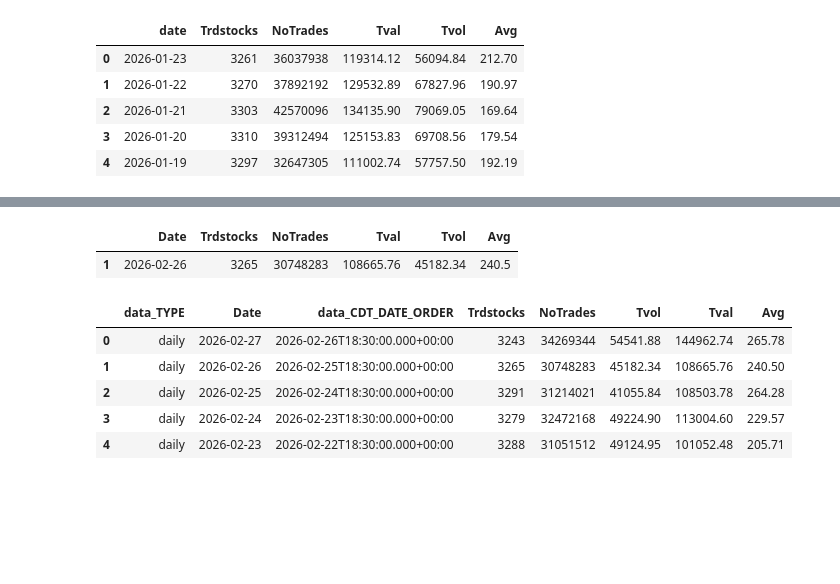
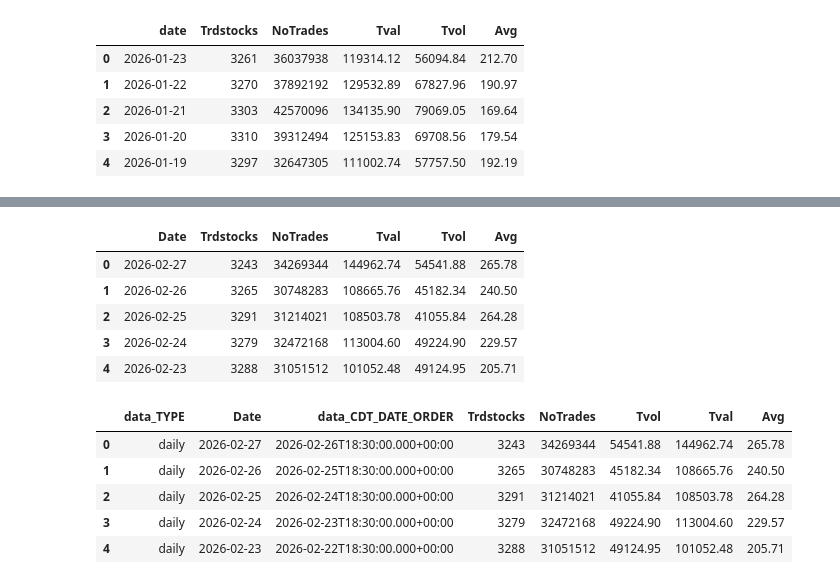
Before and after one commit to shailsun28/stockshortlisting, a Jupyter notebook: Untitled5.ipynb, the cells around one changed output, grey strips where cells are left out. Drawn from its saved outputs; the diff is of its cells as text; code cells hidden in the pictures; blank space fills up the shorter version.

```diff
--- a/Untitled5.ipynb
+++ b/Untitled5.ipynb
@@ -244,9 +244,9 @@ try:
     if not cm_today.empty:
         cm_cols = ['Date', 'Trdstocks', 'NoTrades','Tval', 'Tvol', 'Avg']
         #cm_today['Date'] = cm_today['Date'].dt.strftime('%Y-%m-%d')
-        cm_today = cm_today[cm_cols]
+        cm_df = cm_df[cm_cols].copy()
         #cm_today[cm_cols].to_sql('cm_growth', conn, if_exists='append', index=False)
-        #cm_today[cm_cols].to_sql('cm_growth', conn, if_exists='append', index=False)
+        #cm_df.to_sql('cm_growth', conn, if_exists='replace', index=False)
         print("✓ CM row added.")
 
     # Save FnO Today
@@ -256,8 +256,8 @@ try:
                     'idxOpval', 'idxOppremval', 'idxOpPCR', 'eqOpvol', 'eqOpval',
                     'eqOppremval', 'eqOpPCR', 'fnoTvol', 'fnoTval', 'TpremVal', 'fnoPCR']
         #fno_today['Date'] = fno_today['Date'].dt.strftime('%Y-%m-%d')
-        fno_today = fno_today[fno_cols]
-        #fno_today[fno_cols].to_sql('fno_growth', conn, if_exists='replace', index=False)
+        fno_df = fno_df[fno_cols].copy()
+        #fno_df.to_sql('fno_growth', conn, if_exists='replace', index=False)
         print("✓ FnO row added.")
 
     conn.close()
@@ -280,8 +280,12 @@ Task Completed: 2026-02-27 17:08:29.375993
 # %%
-cm_today.head()
+cm_df.head()
 # %% [output]
 |  | Date | Trdstocks | NoTrades | Tval | Tvol | Avg |
-| 1 | 2026-02-26 | 3265 | 30748283 | 108665.76 | 45182.34 | 240.5 |
+| 0 | 2026-02-27 | 3243 | 34269344 | 144962.74 | 54541.88 | 265.78 |
+| 1 | 2026-02-26 | 3265 | 30748283 | 108665.76 | 45182.34 | 240.50 |
+| 2 | 2026-02-25 | 3291 | 31214021 | 108503.78 | 41055.84 | 264.28 |
+| 3 | 2026-02-24 | 3279 | 32472168 | 113004.60 | 49224.90 | 229.57 |
+| 4 | 2026-02-23 | 3288 | 31051512 | 101052.48 | 49124.95 | 205.71 |
 # %%
 cm_df.head()
 # %% [output]
```
Also changed, not shown: parts of 5 cells of this notebook.
